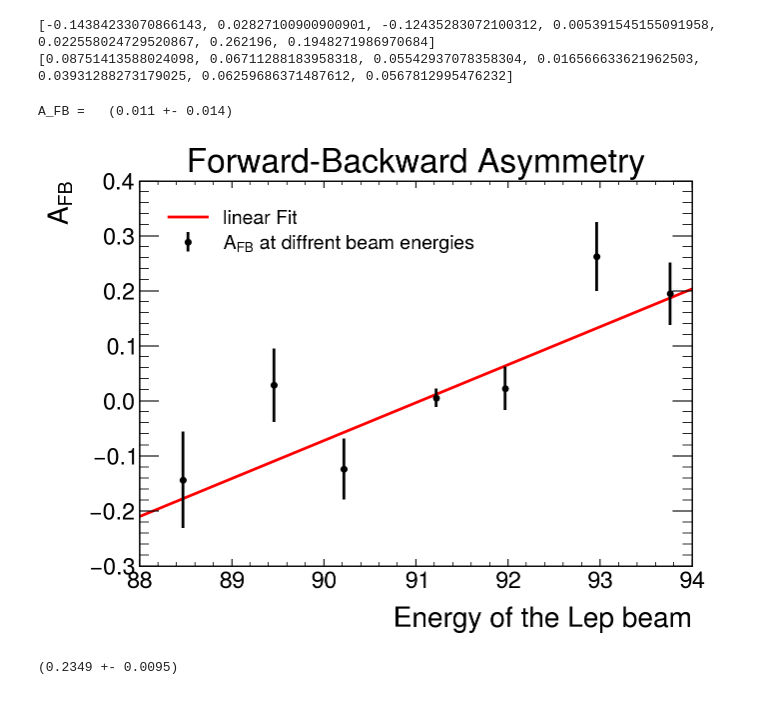
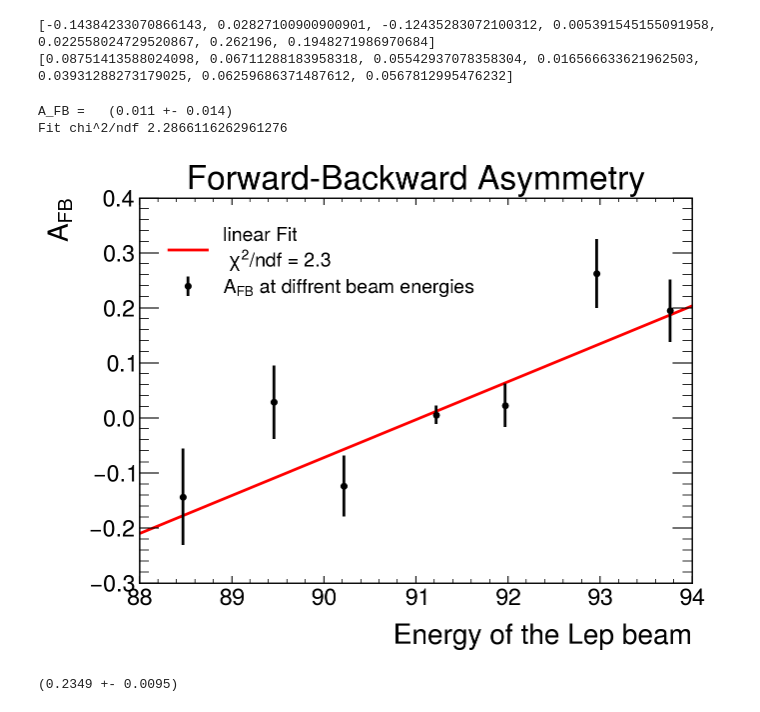
Before and after one commit to lukasg96/z0-precisionmeasurement, a Jupyter notebook: z0_experiment.ipynb, the cells around one changed output. Cells and saved outputs as stored; diff of their text form; code cells hidden in the pictures.

```diff
--- a/z0_experiment.ipynb
+++ b/z0_experiment.ipynb
@@ -1144,6 +1151,8 @@ LinParam, LinCovar = curve_fit(Lin, energy, AFB, sigma=AFB_err, absolute_sigma=T
 
 AFB_resonance = Lin(coeff[1,0], *LinParam)# reading the linear fit at the resonance
 # Calculating the derivations of the Fit function for the parameters and the resonance energy
+chi_AFB = chi2(AFB, Lin(np.array(energy),*LinParam),np.array(AFB_err), 7-2)
+
 dE = LinParam[0]
 da = coeff[1,0]
 db = 1
@@ -1152,24 +1161,26 @@ db = 1
 AFB_resonance_err = np.sqrt(dE**2 * var_matrix_m[0][0] + da**2 * LinCovar[0][0] + db**2 * LinCovar[1][1] + 2 * da * db * LinCovar[0][1])
 
 print(r'A_FB = ',' ({:4.3f} +- {:4.3f})'.format(AFB_resonance, AFB_resonance_err))
+print('Fit chi^2/ndf', chi_AFB)
 # %% [output]
 A_FB =   (0.011 +- 0.014)
+Fit chi^2/ndf 2.2866116262961276
 # %%
 # Ploting the Asymmetry at diffent energies with the linear Fit
 plt.style.use(mplhep.style.ATLAS)
 plt.figure(figsize=(7,5))
 
 plt.errorbar(energy, AFB, yerr=AFB_err, zorder=2, label = r'$A_{FB}$ at diffrent beam energies', color='black', fmt=".")# r'$A_{FB}$ at diffrent beam energies'
 x = np.linspace(88, 94, 2)
-plt.plot(x, Lin(x, *LinParam), zorder=1, label='linear Fit', color=colors['m'])
+plt.plot(x, Lin(x, *LinParam), zorder=1, label='linear Fit \n $ \chi^2/ndf$ = {:1.2}'.format(chi_AFB), color=colors['m'])
 
 plt.legend()
 plt.title('Forward-Backward Asymmetry')
 plt.xlabel('Energy of the Lep beam')
 plt.ylabel(r'$A_{FB}$')
 plt.show()
 # %% [output]
-[figure, old version]
+[figure, new version]
 # %%
 # Using the Asymmetry at the resonance to calculate the Weinberg angle
 Weinberg = 1/4 * (1-np.sqrt(abs(AFB_resonance)/3))
```
Also changed, not shown: parts of 2 cells of this notebook.
